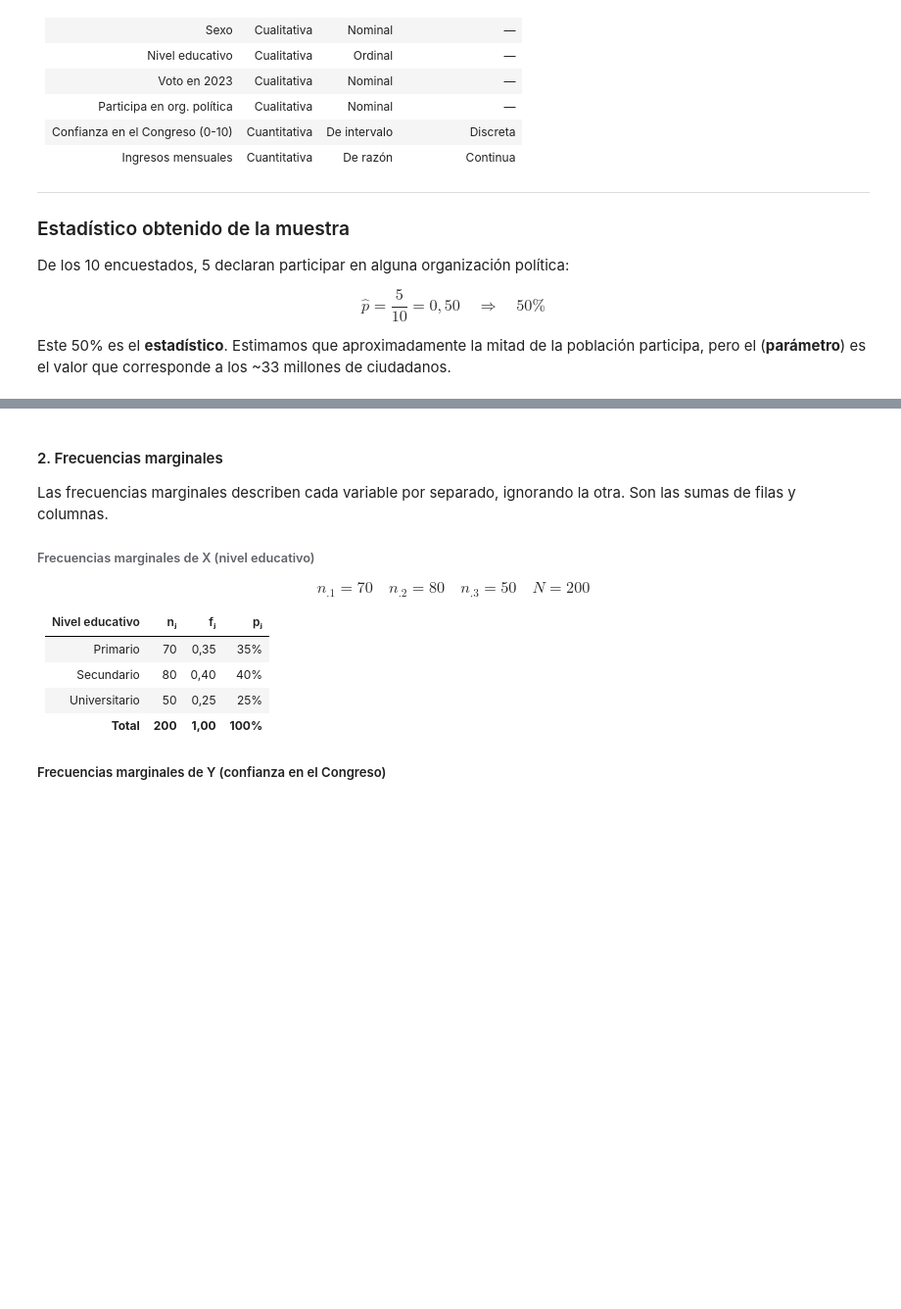
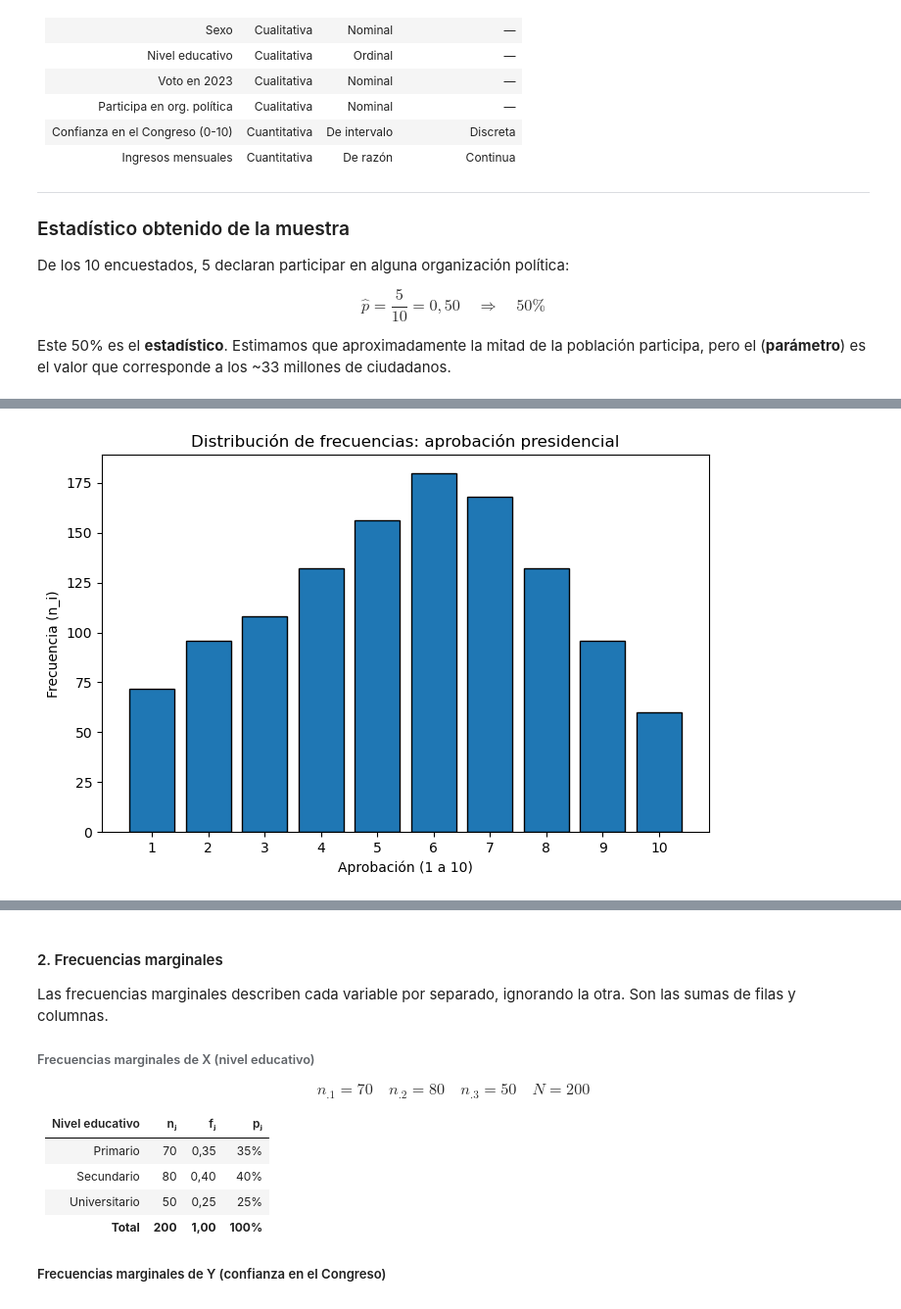
Before and after one commit to charosanchezinda-spec/met4op-2026, a Jupyter notebook: ESTADISTICA/0.Estadistica descriptiva/0.clase.ipynb, the cells around one changed output, grey strips where cells are left out. Shown at 98% size. Cells and saved outputs as stored; diff of their text form; code cells hidden in the pictures; blank space fills up the shorter version.

```diff
--- a/ESTADISTICA/0.Estadistica descriptiva/0.clase.ipynb
+++ b/ESTADISTICA/0.Estadistica descriptiva/0.clase.ipynb
@@ -311,3 +452,18 @@ N (total de la muestra) = 1200
+# %%
+import matplotlib.pyplot as plt
+
+# Expandimos la tabla de frecuencias a observaciones individuales
+observaciones = tabla.loc[tabla.index.repeat(tabla["n_i"]), "Aprobacion"]
+
+plt.figure(figsize=(8, 5))
+plt.hist(observaciones, bins=range(1, 12), align="left", rwidth=0.8, edgecolor="black")
+plt.xticks(range(1, 11))
+plt.xlabel("Aprobación (1 a 10)")
+plt.ylabel("Frecuencia (n_i)")
+plt.title("Distribución de frecuencias: aprobación presidencial")
+plt.show()
+# %% [output]
+[figure, added]
 # %% [markdown]
 ## MEDIDAS DE RESUMEN
 Una medida de resumen o un estadístico descriptivo es una unidad o número capaz de resumir una gran cantidad de datos. Pueden existir distintos tipos de medidas:
```
Also changed, not shown: parts of 25 cells of this notebook, 8 other files.
